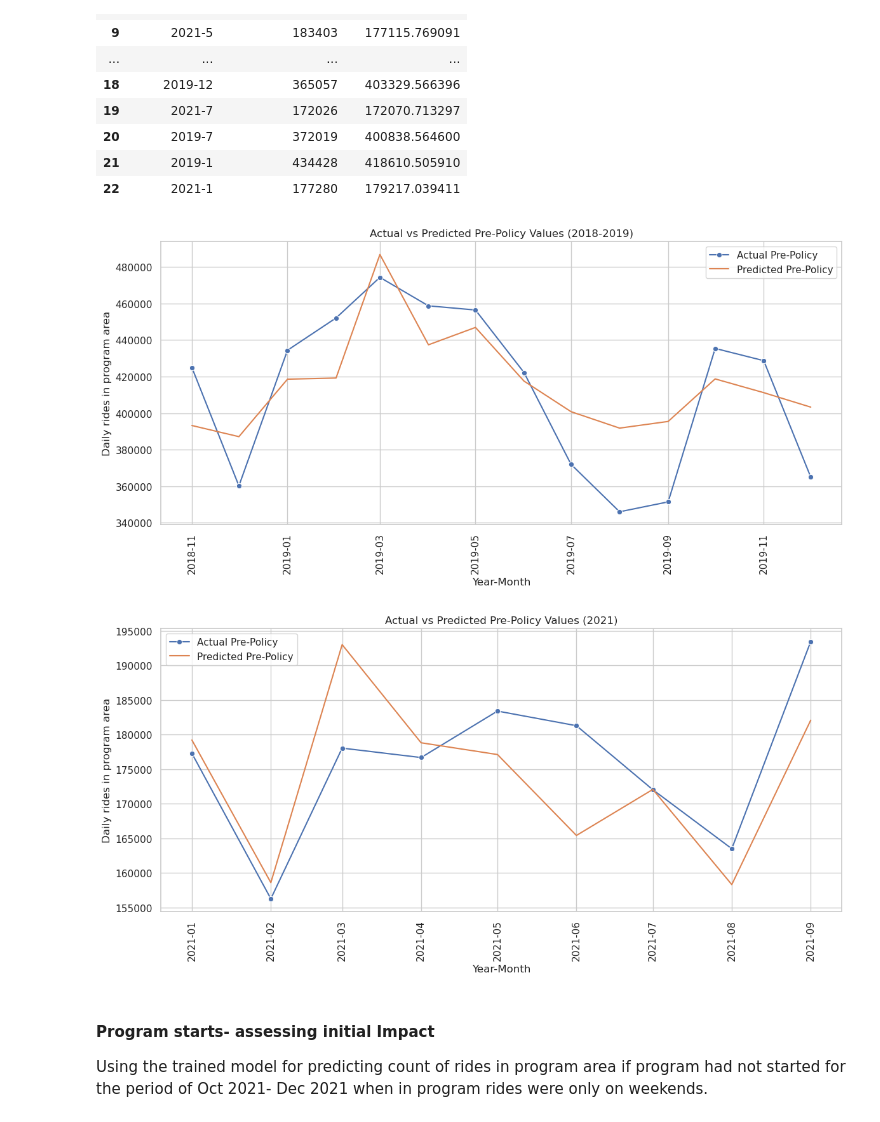
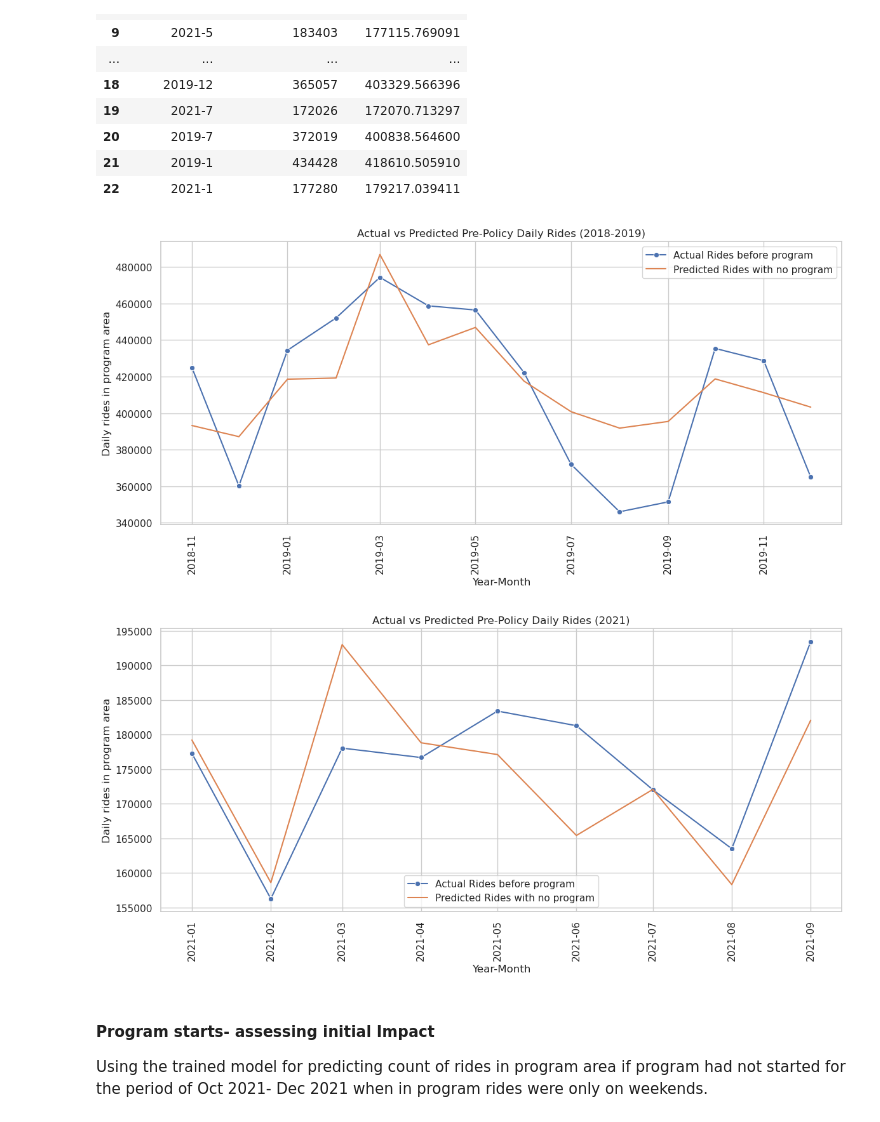
Before and after one commit to hvpachisia/uchicago-lyft-rideshare, a Jupyter notebook: supervised_ml.ipynb, the cells around one changed output. Cells and saved outputs as stored; diff of their text form; code cells hidden in the pictures.

```diff
--- a/supervised_ml.ipynb
+++ b/supervised_ml.ipynb
@@ -535,38 +535,38 @@ combined_df
 # %%
 combined_df['year_month'] = pd.to_datetime(combined_df['year_month'], format='%Y-%m')
 
 # Filter the DataFrame to exclude the year 2020
 df_2018_2019 = combined_df[(combined_df['year_month'].dt.year >= 2018) & (combined_df['year_month'].dt.year <= 2019)]
 df_2021 = combined_df[combined_df['year_month'].dt.year == 2021]
 
 # Plot for 2018-2019
 plt.figure(figsize=(12, 6))
-sns.lineplot(x='year_month', y='sum(area_sums)', data=df_2018_2019, marker='o', label='Actual Pre-Policy')
-sns.lineplot(x='year_month', y='sum(prediction)', data=df_2018_2019, dashes=True, label='Predicted Pre-Policy')
+sns.lineplot(x='year_month', y='sum(area_sums)', data=df_2018_2019, marker='o', label='Actual Rides before program')
+sns.lineplot(x='year_month', y='sum(prediction)', data=df_2018_2019, dashes=True, label='Predicted Rides with no program')
 plt.title('Actual vs Predicted Pre-Policy Daily Rides (2018-2019)')
 plt.xlabel('Year-Month')
 plt.ylabel('Daily rides in program area')
 plt.gca().xaxis.set_major_formatter(mdates.DateFormatter('%Y-%m'))
 plt.xticks(rotation=90)
 plt.legend()
 plt.tight_layout()
 plt.show()
 
 # Plot for 2021
 plt.figure(figsize=(12, 6))
-sns.lineplot(x='year_month', y='sum(area_sums)', data=df_2021, marker='o', label='Actual Pre-Policy')
-sns.lineplot(x='year_month', y='sum(prediction)', data=df_2021, dashes=True, label='Predicted Pre-Policy')
+sns.lineplot(x='year_month', y='sum(area_sums)', data=df_2021, marker='o', label='Actual Rides before program')
+sns.lineplot(x='year_month', y='sum(prediction)', data=df_2021, dashes=True, label='Predicted Rides with no program')
 plt.title('Actual vs Predicted Pre-Policy Daily Rides (2021)')
 plt.xlabel('Year-Month')
 plt.ylabel('Daily rides in program area')
 plt.gca().xaxis.set_major_formatter(mdates.DateFormatter('%Y-%m'))
 plt.xticks(rotation=90)
 plt.legend()
 plt.tight_layout()
 plt.show()
 # %% [output]
-[figure, old version]
+[figure, new version]
-[figure, old version]
+[figure, new version]
 # %%
 # joining different datasets together
 final_dataset = df_2021
```
Also changed, not shown: parts of 4 cells of this notebook.
